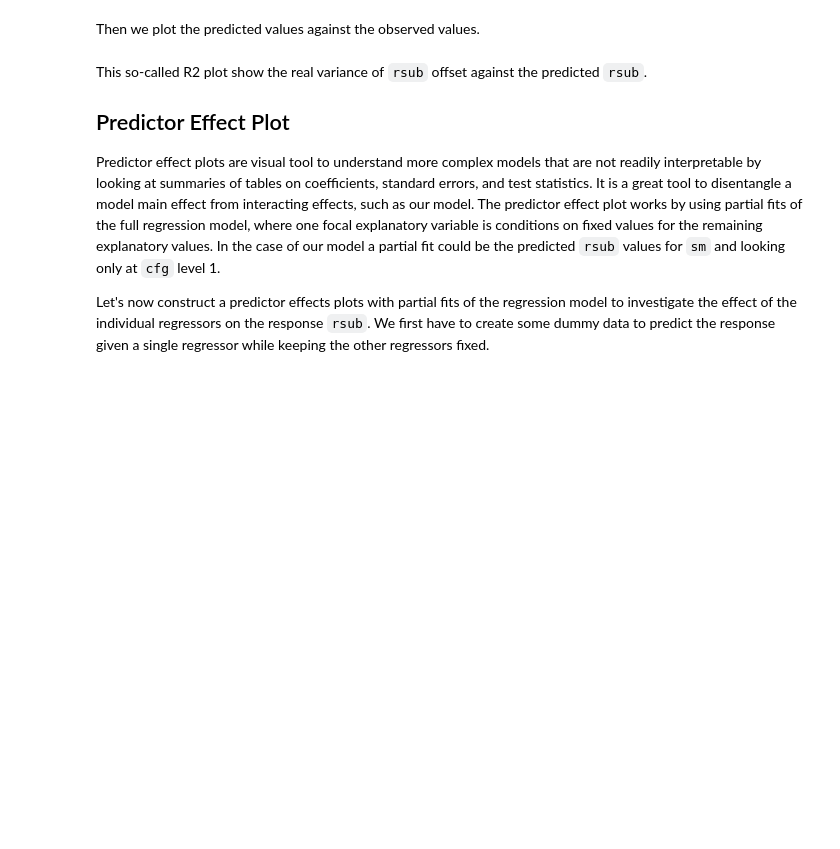
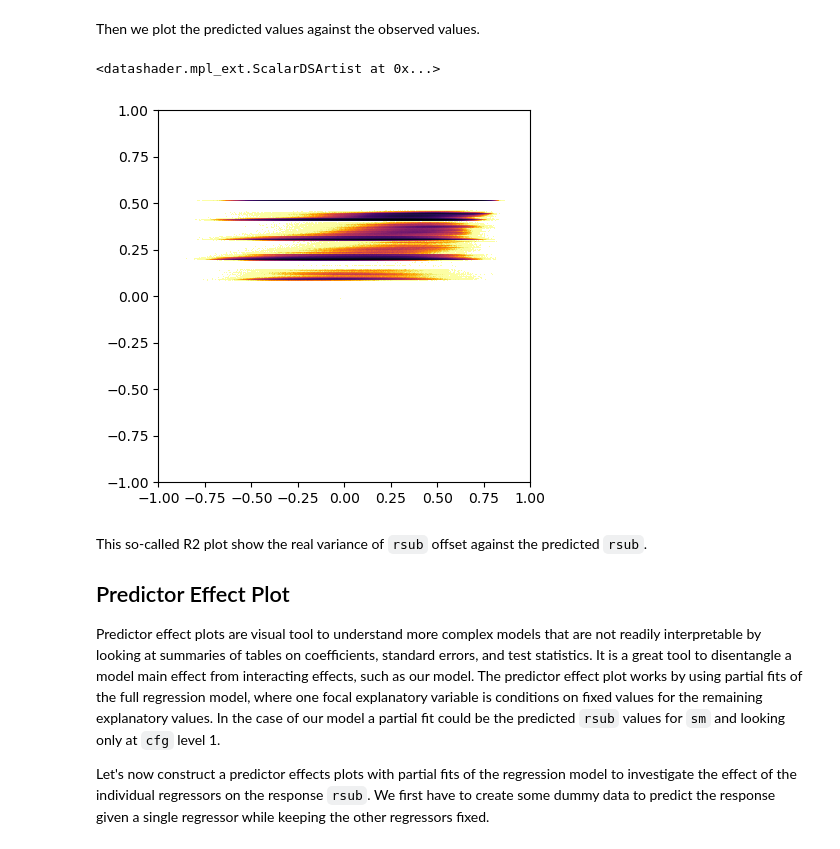
Before and after one commit to MartinSchobben/big_eo_models, a Jupyter notebook: 01_multiple-regression.ipynb, the cells around one changed output. Cells and saved outputs as stored; diff of their text form; code cells hidden in the pictures; blank space fills up the shorter version.

Commit message:
add data

```diff
--- a/01_multiple-regression.ipynb
+++ b/01_multiple-regression.ipynb
@@ -36,7 +36,7 @@ The data is derived from a strip along the 21 southern latitude (close to tropic
 
 This data has already been collected in a Parquet data structure and can be lazily loaded, like so:
 # %%
-soil_df = dd.read_parquet("/data/rsub-slga-era5/S1_ERA5L_CRRL/CRRL-SIG0-ERA5L/V1M0R1/EQUI7_OC020M/")
+soil_df = dd.read_parquet("data/S1_ERA5L_CRRL/CRRL-SIG0-ERA5L/V1M0R1/EQUI7_OC020M/")
 soil_df
 # %% [output]
 Dask DataFrame Structure:
@@ -237,14 +242,16 @@ $\displaystyle rsub = 0.55 -0.28sm -0.15cfg +0.15sm \times cfg$
 # %% [markdown]
 We can also check how much variance in the response is explaimned by this model. We first have to predict the response given the regressors (`sm`, `cfg`, and `sm x cfg`), like so:
 # %%
-predict = dask_model.predict(soil_df[EXP_VARIABLES]).persist()
+predict = dask_model.predict(soil_df[EXP_VARIABLES])
 # %% [markdown]
 Then we plot the predicted values against the observed values.
 # %%
-# soil_df["predict"] = predict
-# truth = soil_df[RES_VARIABLE].to_dask_array().persist()
-# soil_df.persist()
-# dsshow(soil_df, ds.Point('rsub', 'predict'), norm='eq_hist', cmap="inferno_r", x_range=[-1,1], y_range=[-1,1])
+soil_df["predict"] = predict
+soil_df.persist()
+dsshow(soil_df, ds.Point('rsub', 'predict'), norm='eq_hist', cmap="inferno_r", x_range=[-1,1], y_range=[-1,1])
+# %% [output]
+<datashader.mpl_ext.ScalarDSArtist at 0x...>
+[figure, added]
 # %% [markdown]
 This so-called R2 plot show the real variance of `rsub` offset against the predicted `rsub`.
 
```
Also changed, not shown: parts of 5 cells of this notebook, 2 other files.
